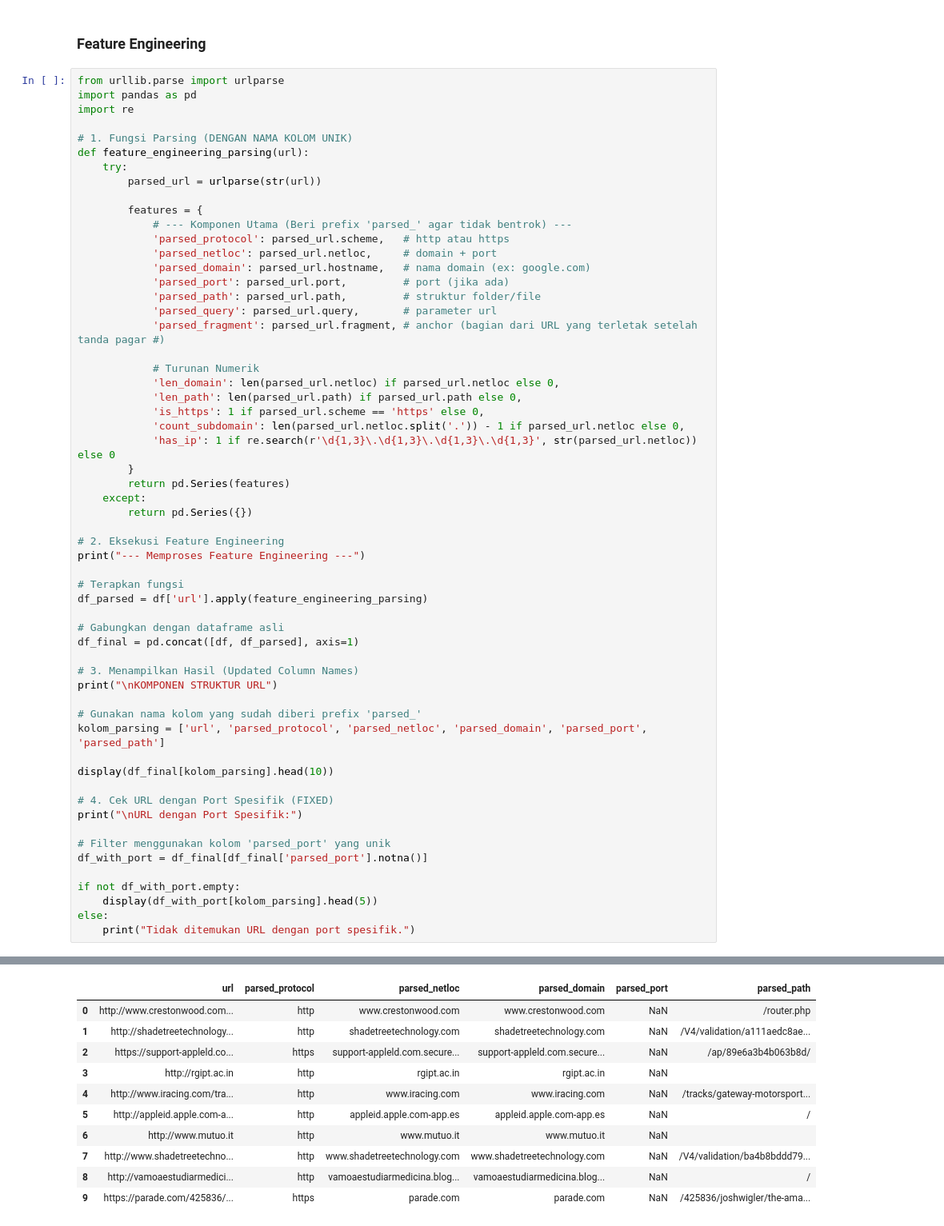
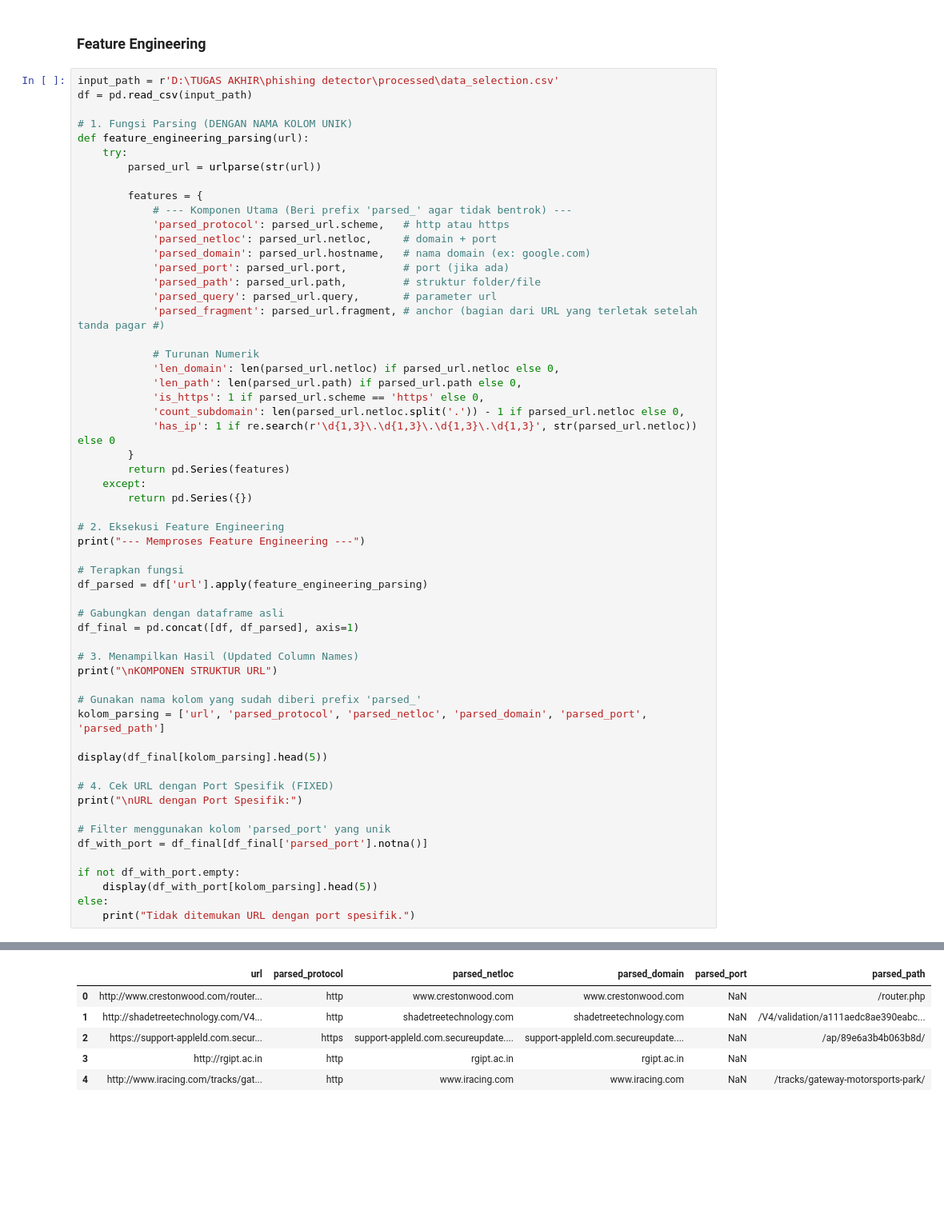
Before and after one commit to rubenmartogi/Phishing-Website-Detection-using-XGBoost-and-RFM, a Jupyter notebook: implementasi.ipynb, the cells around one changed output, grey strips where cells are left out. Shown at 80% size. Drawn from its saved outputs; the diff is of its cells as text; blank space fills up the shorter version.

```diff
--- a/implementasi.ipynb
+++ b/implementasi.ipynb
@@ -169,9 +187,8 @@ Jumlah kolom sekarang : 83
 # %% [markdown]
 ### Feature Engineering
 # %%
-from urllib.parse import urlparse
-import pandas as pd
-import re
+input_path = r'D:\TUGAS AKHIR\phishing detector\processed\data_selection.csv'
+df = pd.read_csv(input_path)
 
 # 1. Fungsi Parsing (DENGAN NAMA KOLOM UNIK)
 def feature_engineering_parsing(url):
@@ -203,43 +220,38 @@ def feature_engineering_parsing(url):
 print("--- Memproses Feature Engineering ---")
 
 # Terapkan fungsi
 df_parsed = df['url'].apply(feature_engineering_parsing)
 
 # Gabungkan dengan dataframe asli
 df_final = pd.concat([df, df_parsed], axis=1)
 
 # 3. Menampilkan Hasil (Updated Column Names)
 print("\nKOMPONEN STRUKTUR URL")
 
 # Gunakan nama kolom yang sudah diberi prefix 'parsed_'
 kolom_parsing = ['url', 'parsed_protocol', 'parsed_netloc', 'parsed_domain', 'parsed_port', 'parsed_path']
 
-display(df_final[kolom_parsing].head(10))
+display(df_final[kolom_parsing].head(5))
 
 # 4. Cek URL dengan Port Spesifik (FIXED)
 print("\nURL dengan Port Spesifik:")
 
 # Filter menggunakan kolom 'parsed_port' yang unik
 df_with_port = df_final[df_final['parsed_port'].notna()]
 
 if not df_with_port.empty:
     display(df_with_port[kolom_parsing].head(5))
 else:
     print("Tidak ditemukan URL dengan port spesifik.")
 # %% [output]
 --- Memproses Feature Engineering ---
 
 KOMPONEN STRUKTUR URL
 |  | url | parsed_protocol | parsed_netloc | parsed_domain | parsed_port | parsed_path |
-| 0 | http://www.crestonwood.com... | http | www.crestonwood.com | www.crestonwood.com | NaN | /router.php |
-| 1 | http://shadetreetechnology... | http | shadetreetechnology.com | shadetreetechnology.com | NaN | /V4/validation/a111aedc8ae... |
-| 2 | https://support-appleld.co... | https | support-appleld.com.secure... | support-appleld.com.secure... | NaN | /ap/89e6a3b4b063b8d/ |
+| 0 | http://www.crestonwood.com/router... | http | www.crestonwood.com | www.crestonwood.com | NaN | /router.php |
+| 1 | http://shadetreetechnology.com/V4... | http | shadetreetechnology.com | shadetreetechnology.com | NaN | /V4/validation/a111aedc8ae390eabc... |
+| 2 | https://support-appleld.com.secur... | https | support-appleld.com.secureupdate.... | support-appleld.com.secureupdate.... | NaN | /ap/89e6a3b4b063b8d/ |
 | 3 | http://rgipt.ac.in | http | rgipt.ac.in | rgipt.ac.in | NaN |  |
-| 4 | http://www.iracing.com/tra... | http | www.iracing.com | www.iracing.com | NaN | /tracks/gateway-motorsport... |
-| 5 | http://appleid.apple.com-a... | http | appleid.apple.com-app.es | appleid.apple.com-app.es | NaN | / |
-| 6 | http://www.mutuo.it | http | www.mutuo.it | www.mutuo.it | NaN |  |
-| 7 | http://www.shadetreetechno... | http | www.shadetreetechnology.com | www.shadetreetechnology.com | NaN | /V4/validation/ba4b8bddd79... |
-| 8 | http://vamoaestudiarmedici... | http | vamoaestudiarmedicina.blog... | vamoaestudiarmedicina.blog... | NaN | / |
-| 9 | https://parade.com/425836/... | https | parade.com | parade.com | NaN | /425836/joshwigler/the-ama... |
+| 4 | http://www.iracing.com/tracks/gat... | http | www.iracing.com | www.iracing.com | NaN | /tracks/gateway-motorsports-park/ |
 URL dengan Port Spesifik:
 |  | url | parsed_protocol | parsed_netloc | parsed_domain | parsed_port | parsed_path |
```
Also changed, not shown: parts of 11 cells of this notebook.
